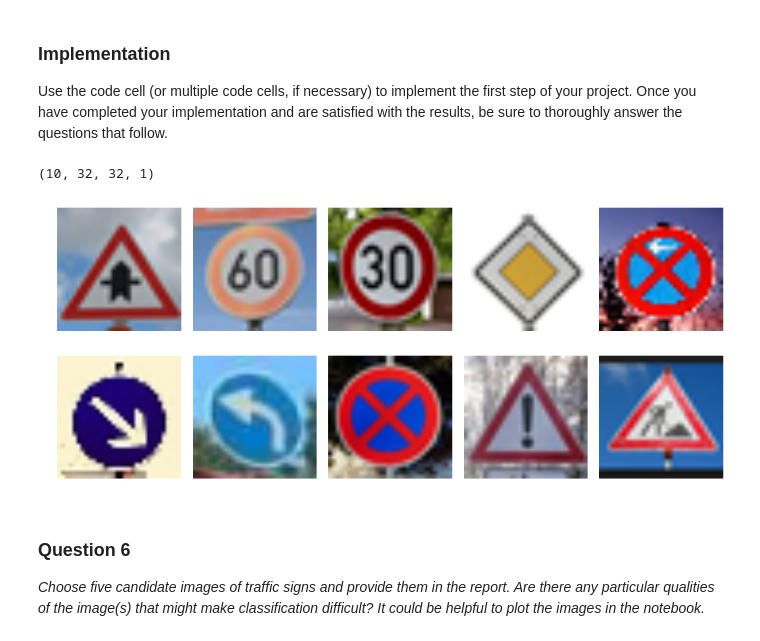
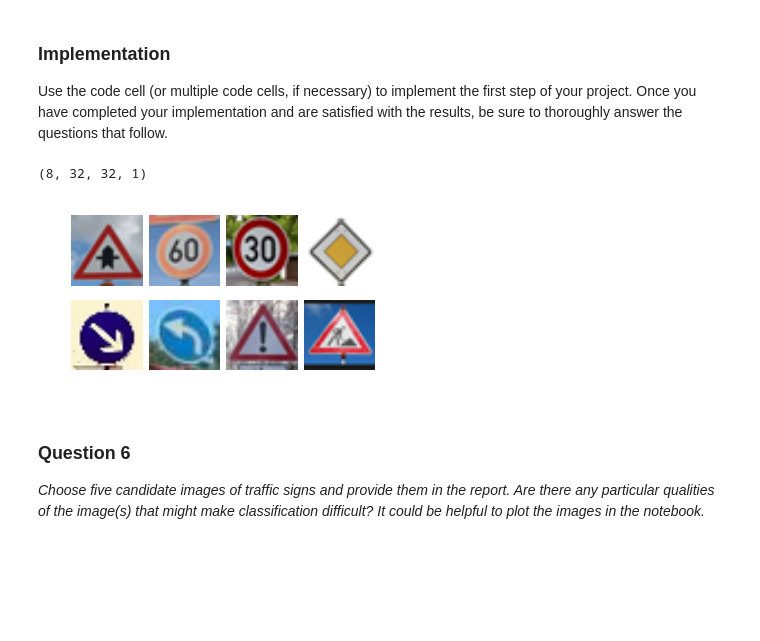
Before and after one commit to jeremy-shannon/CarND-Traffic-Sign-Classifier-Project, a Jupyter notebook: Traffic_Sign_Classifier.ipynb, the cells around one changed output. Drawn from its saved outputs; the diff is of its cells as text; code cells hidden in the pictures; blank space fills up the shorter version.

```diff
--- a/Traffic_Sign_Classifier.ipynb
+++ b/Traffic_Sign_Classifier.ipynb
@@ -907,33 +907,33 @@ Use the code cell (or multiple code cells, if necessary) to implement the first
 # %%
 ### Load the images and plot them here.
 ### Feel free to use as many code cells as needed.
 
 #reading in an image
 import os
 import matplotlib.image as mpimg
 
-fig, axs = plt.subplots(2,5, figsize=(15, 6))
+fig, axs = plt.subplots(2,4, figsize=(4, 2))
 fig.subplots_adjust(hspace = .2, wspace=.001)
 axs = axs.ravel()
 
 my_images = []
 
 for i, img in enumerate(os.listdir('my-found-traffic-signs/')):
     image = cv2.imread('my-found-traffic-signs/' + img)
     axs[i].axis('off')
     axs[i].imshow(cv2.cvtColor(image, cv2.COLOR_BGR2RGB))
     my_images.append(image)
 
 my_images = np.asarray(my_images)
 
 my_images_gry = np.sum(my_images/3, axis=3, keepdims=True)
 
 my_images_normalized = (my_images_gry - 128)/128
 
 print(my_images_normalized.shape)
 # %% [output]
-(10, 32, 32, 1)
+(8, 32, 32, 1)
-[figure, old version]
+[figure, new version]
 # %% [markdown]
 ### Question 6
 
```
Also changed, not shown: parts of 13 cells of this notebook, 6 other files.
